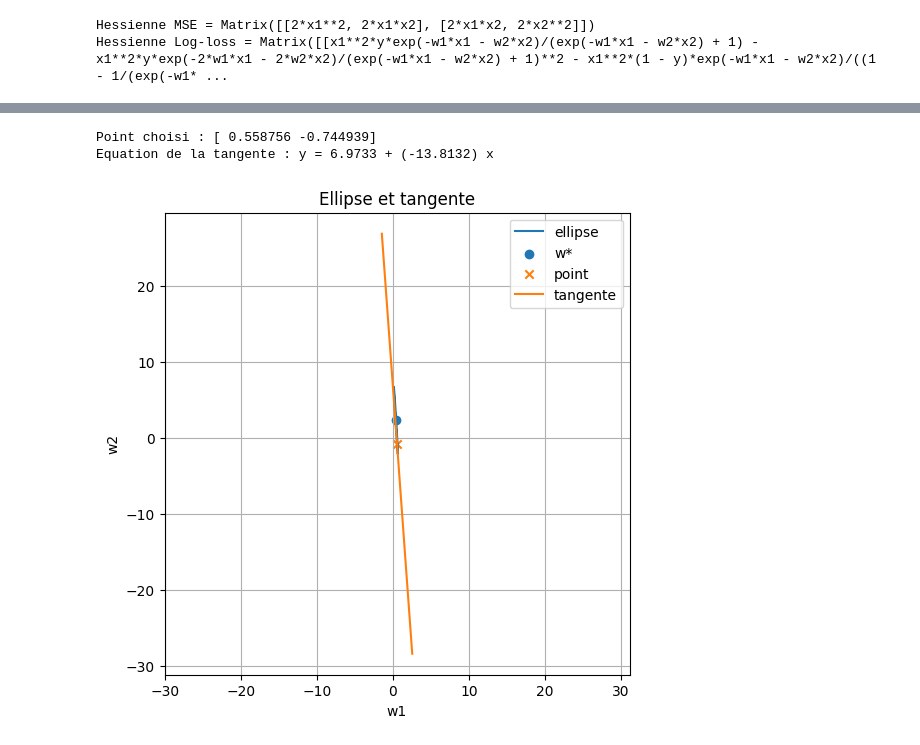
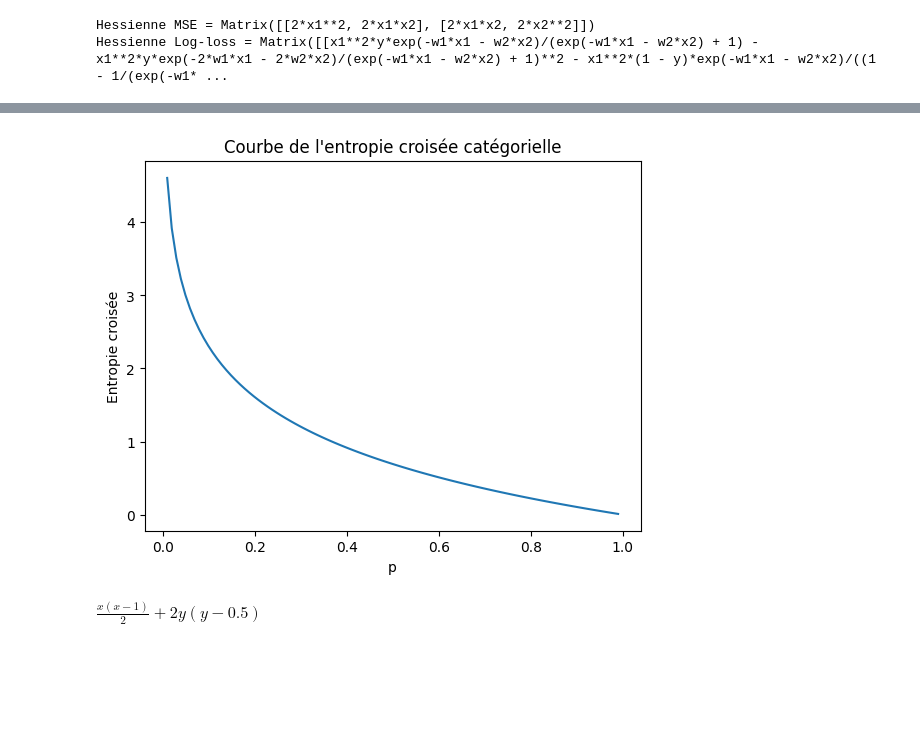
Before and after one commit to TpOptimisation/calcul_symbolique, a Jupyter notebook: src/entropie-croisée-catégorielle.ipynb, the cells around one changed output, grey strips where cells are left out. Drawn from its saved outputs; the diff is of its cells as text; code cells hidden in the pictures; blank space fills up the shorter version.

Commit message:
entropie croisee categorielle

```diff
--- a/src/entropie-croisée-catégorielle.ipynb
+++ b/src/entropie-croisée-catégorielle.ipynb
@@ -155,47 +35,0 @@ H =
-# %%
-
-#  Choix du point et tangente
-
-if w_point_given is not None:
-    w_point = np.array(w_point_given)
-else:
-    theta0 = np.pi/4
-    u0 = np.array([a*np.cos(theta0), b*np.sin(theta0)])
-    w_point = w_star + eigvecs @ u0
-
-grad_at_point = 2.0 * H @ (w_point - w_star)
-gx, gy = grad_at_point
-x0, y0 = w_point
-
-if abs(gy) > 1e-12:
-    slope = -gx / gy
-    intercept = y0 - slope * x0
-    tangent_eq = f"y = {intercept:.4f} + ({slope:.4f}) x"
-else:
-    tangent_eq = f"x = {x0:.4f}"
-
-print("Point choisi :", w_point)
-print("Equation de la tangente :", tangent_eq)
-# %% [output]
-Point choisi : [ 0.558756 -0.744939]
-Equation de la tangente : y = 6.9733 + (-13.8132) x
-# %%
-#visualisation du tracer
-plt.figure(figsize=(6,6))
-plt.plot(ellipse_pts[:,0], ellipse_pts[:,1], label="ellipse")
-plt.scatter([w_star[0]],[w_star[1]], marker='o', label="w*")
-plt.scatter([w_point[0]],[w_point[1]], marker='x', label="point")
-
-if "y =" in tangent_eq:
-    xs = np.linspace(w_point[0]-2, w_point[0]+2, 200)
-    ys = slope * xs + intercept
-    plt.plot(xs, ys, label="tangente")
-else:
-    plt.axvline(x=x0, label="tangente")
-
-plt.xlabel("w1"); plt.ylabel("w2")
-plt.legend(); plt.grid(True); plt.axis('equal')
-plt.title("Ellipse et tangente")
-plt.show()
-# %% [output]
-[figure, removed]
@@ -201,0 +59,30 @@ plt.show()
+# %%
+p = sp.symbols('p')
+y_val = 1  # observation de classe 1
+L_sym = - (y_val*sp.log(p) + (1-y_val)*sp.log(1-p))
+L_func = sp.lambdify(p, L_sym, 'numpy')
+
+p_vals = np.linspace(0.01, 0.99, 100)
+plt.plot(p_vals, L_func(p_vals))
+plt.xlabel('p')
+plt.ylabel('Entropie croisée')
+plt.title('Courbe de l\'entropie croisée catégorielle')
+plt.show()
+# %% [output]
+[figure, added]
+# %%
+x, y = sp.symbols('x y')
+a, b = 2, 1
+x0_val, y0_val = 1, 0.5  # Exemple de point
+
+# Equation ellipse
+ellipse = x**2/a**2 + y**2/b**2 - 1
+
+# Gradient
+grad = [sp.diff(ellipse, var) for var in (x, y)]
+
+# Equation tangente : grad . (X - X0) = 0
+tangent_eq = grad[0]*(x - x0_val) + grad[1]*(y - y0_val)
+tangent_eq
+# %% [output]
+$\displaystyle \frac{x \left(x - 1\right)}{2} + 2 y \left(y - 0.5\right)$
```
Also changed, not shown: parts of 8 cells of this notebook.
